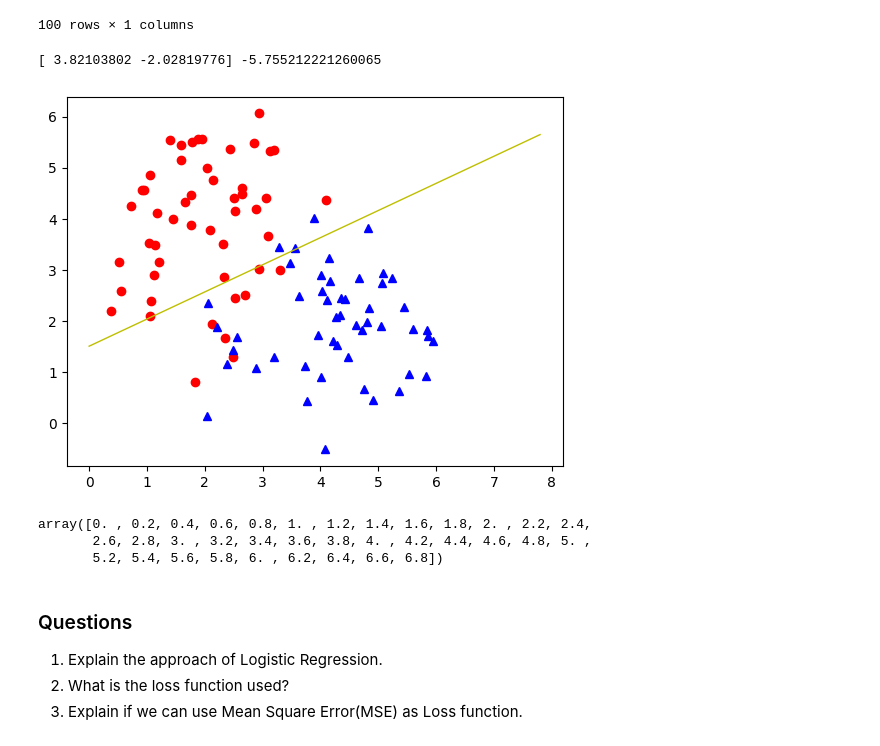
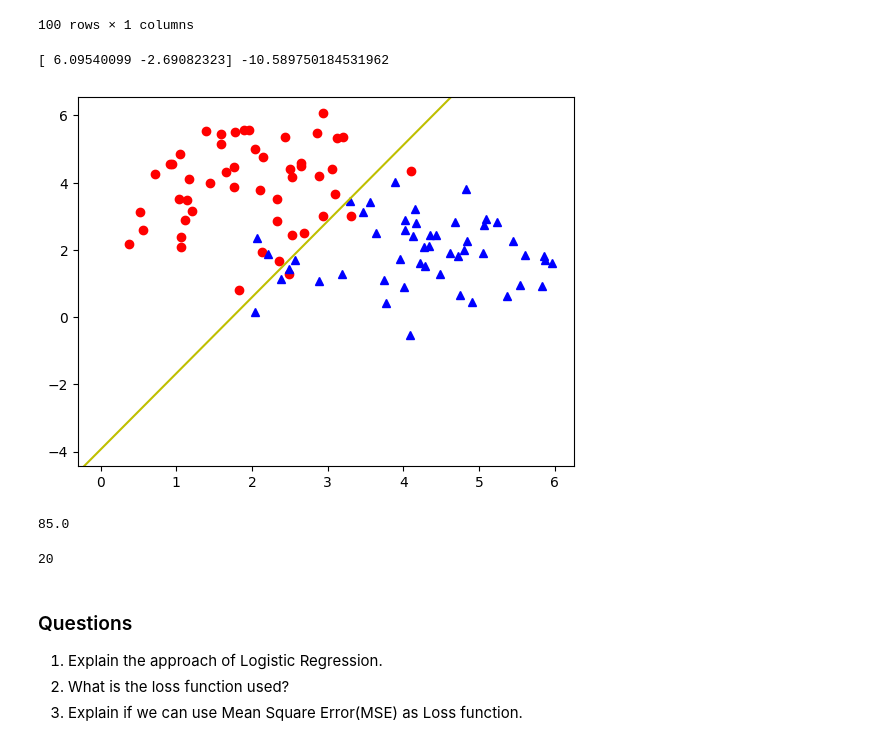
Before and after one commit to siddik11803-IIITH/PCA-Regression-Nearest-Neighbours, a Jupyter notebook: RollNumber_Q3.ipynb, the cells around one changed output. Drawn from its saved outputs; the diff is of its cells as text; code cells hidden in the pictures.

```diff
--- a/RollNumber_Q3.ipynb
+++ b/RollNumber_Q3.ipynb
@@ -74,9 +74,6 @@ pd.DataFrame(y)
 | 99 | 1 |
 100 rows × 1 columns
 # %%
-
-
-
 class logistic_regression():
     def __init__(self, learning_rate, threshold=0.5):
         self.learning_rate = learning_rate
@@ -121,34 +118,37 @@ class logistic_regression():
 
 
 x = logistic_regression(learning_rate=0.9)
-x.fit(x_train, y_train, 1000)
+x.fit(x_train, y_train, 10000)
 y_pred = x.predict(x_test)
 # y - y_pred
 print(x.parameters, x.bias)
 # %% [output]
-[ 3.82103802 -2.02819776] -5.755212221260065
+[ 6.09540099 -2.69082323] -10.589750184531962
 # %%
 fig, ax = plt.subplots()
 plt.plot(X[:,0][y==0],X[:,1][y==0],'o',color='red')
 plt.plot(X[:,0][y==1],X[:,1][y==1],'^',color='blue')
 theta_1 = x.parameters[0]
 theta_2 = x.parameters[1]
 theta_3 = x.bias
-x_values = [0, -theta_3/theta_2]
-y_values = [-theta_3/theta_1, 0]
-line_eqn = lambda x : ((y_values[1]-y_values[0])/(x_values[1]-x_values[0])) * (x - x_values[0]) + y_values[0]
-slope = (y_values[1]-y_values[0])/(x_values[1] - x_values[0])
-xrange = np.arange(0, 8, 0.2)
-plt.plot(xrange, [ line_eqn(x) for x in xrange], color='y', linestyle='-', linewidth=1)
+x_values = [0, -theta_3/theta_1]
+y_values = [-theta_3/theta_2, 0]
+# line_eqn = lambda x : ((y_values[1]-y_values[0])/(x_values[1]-x_values[0])) * (x - x_values[0]) + y_values[0]
+# slope = (y_values[1]-y_values[0])/(x_values[1] - x_values[0])
+# xrange = np.arange(0, 8, 0.2)
+# plt.plot(xrange, [ line_eqn(x) for x in xrange], color='y', linestyle='-', linewidth=1)
+plt.axline((x_values[0], y_values[0]), (x_values[1], y_values[1]), color='y')
 plt.show()
 # %% [output]
-[figure, old version]
+[figure, new version]
+# %%
+x.eval(y_pred, y_test)
+# %% [output]
+85.0
 # %%
-np.arange(0, 7, 0.2)
+len(y_pred)
 # %% [output]
-array([0. , 0.2, 0.4, 0.6, 0.8, 1. , 1.2, 1.4, 1.6, 1.8, 2. , 2.2, 2.4,
-       2.6, 2.8, 3. , 3.2, 3.4, 3.6, 3.8, 4. , 4.2, 4.4, 4.6, 4.8, 5. ,
-       5.2, 5.4, 5.6, 5.8, 6. , 6.2, 6.4, 6.6, 6.8])
+20
 # %% [markdown]
 ### Questions
 
```
Also changed, not shown: 1 other file.
